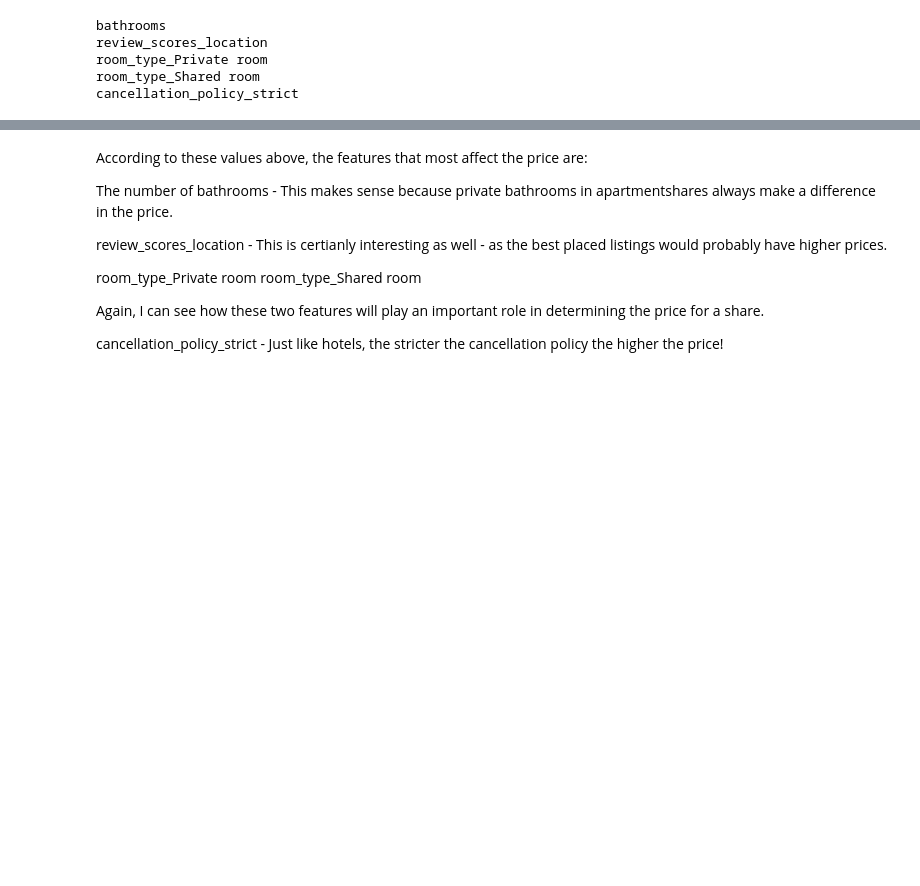
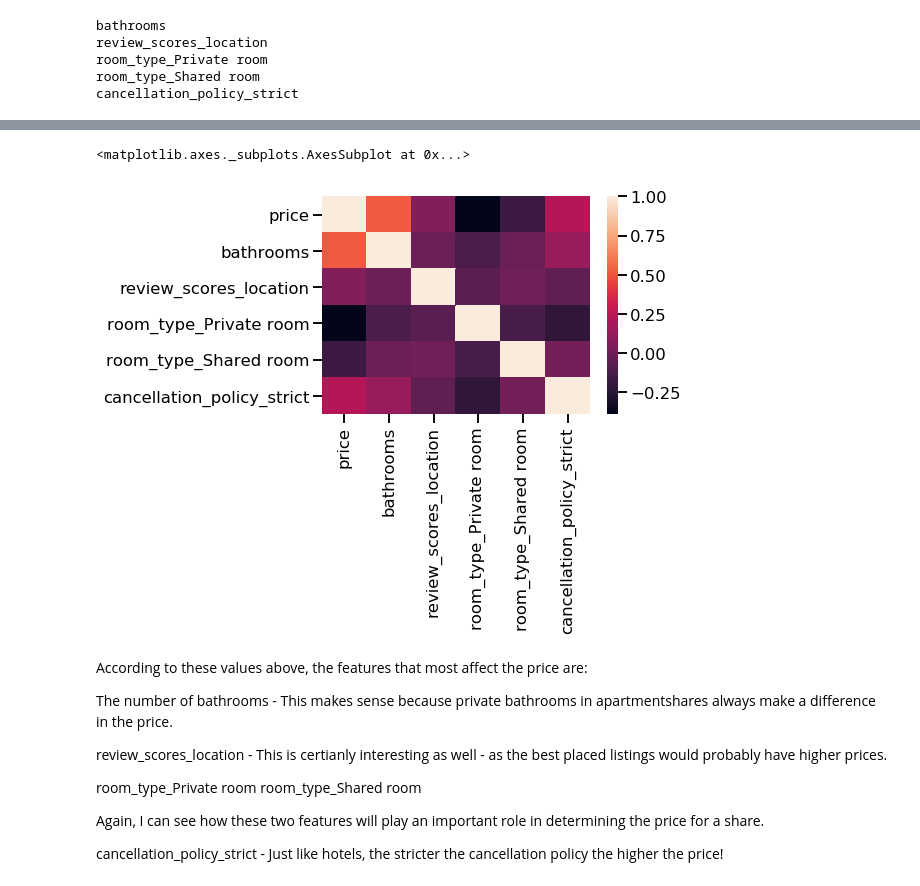
Before and after one commit to tobikasali/Create-a-blog-post, a Jupyter notebook: airbnb_final.ipynb, the cells around one changed output, grey strips where cells are left out. Cells and saved outputs as stored; diff of their text form; code cells hidden in the pictures; blank space fills up the shorter version.

```diff
--- a/airbnb_final.ipynb
+++ b/airbnb_final.ipynb
@@ -953,8 +951,10 @@ Feature Ranking: [70 68  6 43 46  5 17  1  2  8  9 57 27 73 60 64 66 72 55 67 34
   1  1 61 50 51 24 11  1]
 # %%
+corr_features =[]
 for i, j in enumerate(fit.ranking_):
     if j == 1:
         print(features[i])
+        corr_features.append(features[i])
 # %% [output]
 bathrooms
 review_scores_location
@@ -963,0 +977,5 @@ cancellation_policy_strict
+# %%
+corr_feature = pd.DataFrame()
+corr_feature['price'] = df_s_listings_ML['price']
+for feature in corr_features:
+    corr_feature = corr_feature.join(X[[feature]])
@@ -964,3 +992,13 @@ cancellation_policy_strict
+# %%
+corr = corr_feature.corr()
+
+# plot the heatmap
+sns.heatmap(corr,
+        xticklabels=corr.columns,
+        yticklabels=corr.columns)
+# %% [output]
+<matplotlib.axes._subplots.AxesSubplot at 0x...>
+[figure, added]
 # %% [markdown]
 According to these values above, the features that most affect the price are:
 
```
Also changed, not shown: parts of 8 cells of this notebook.
